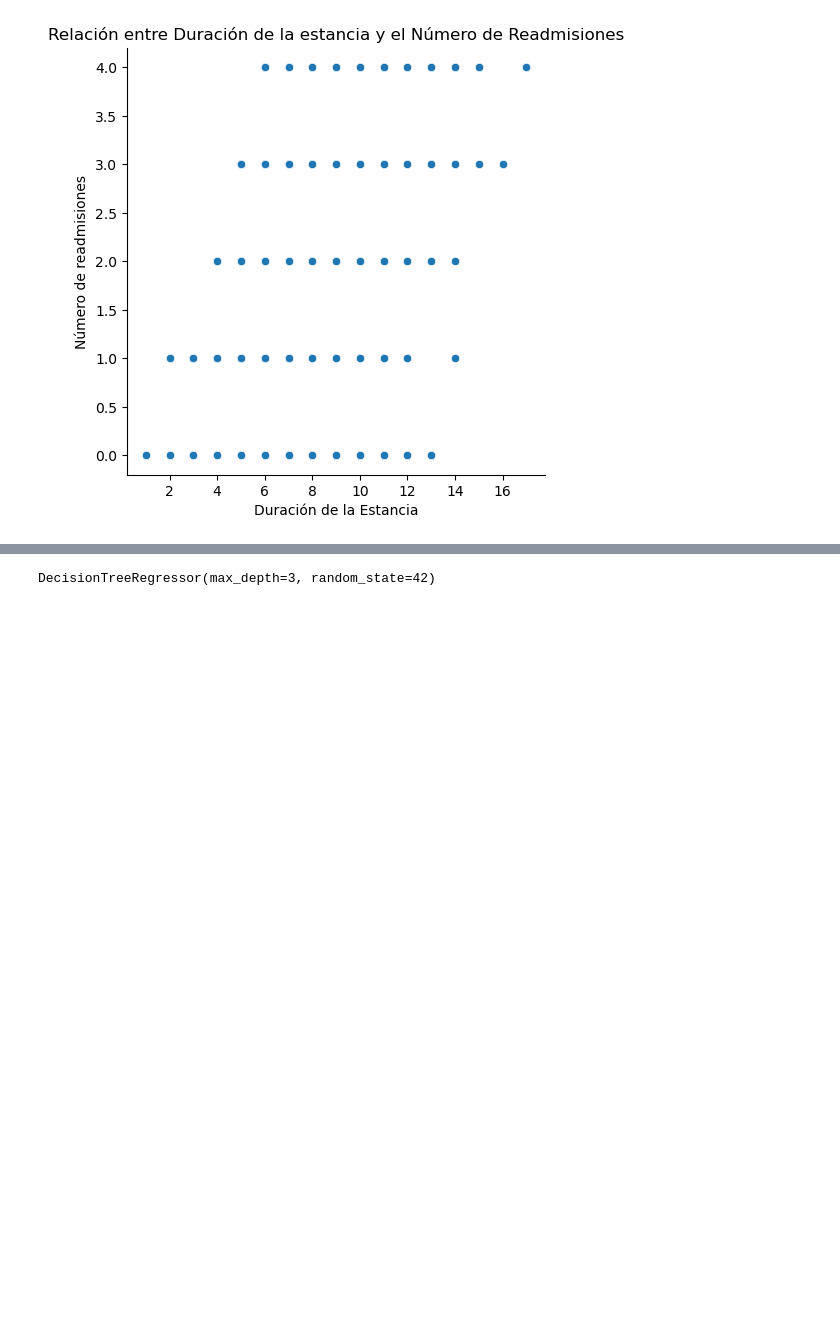
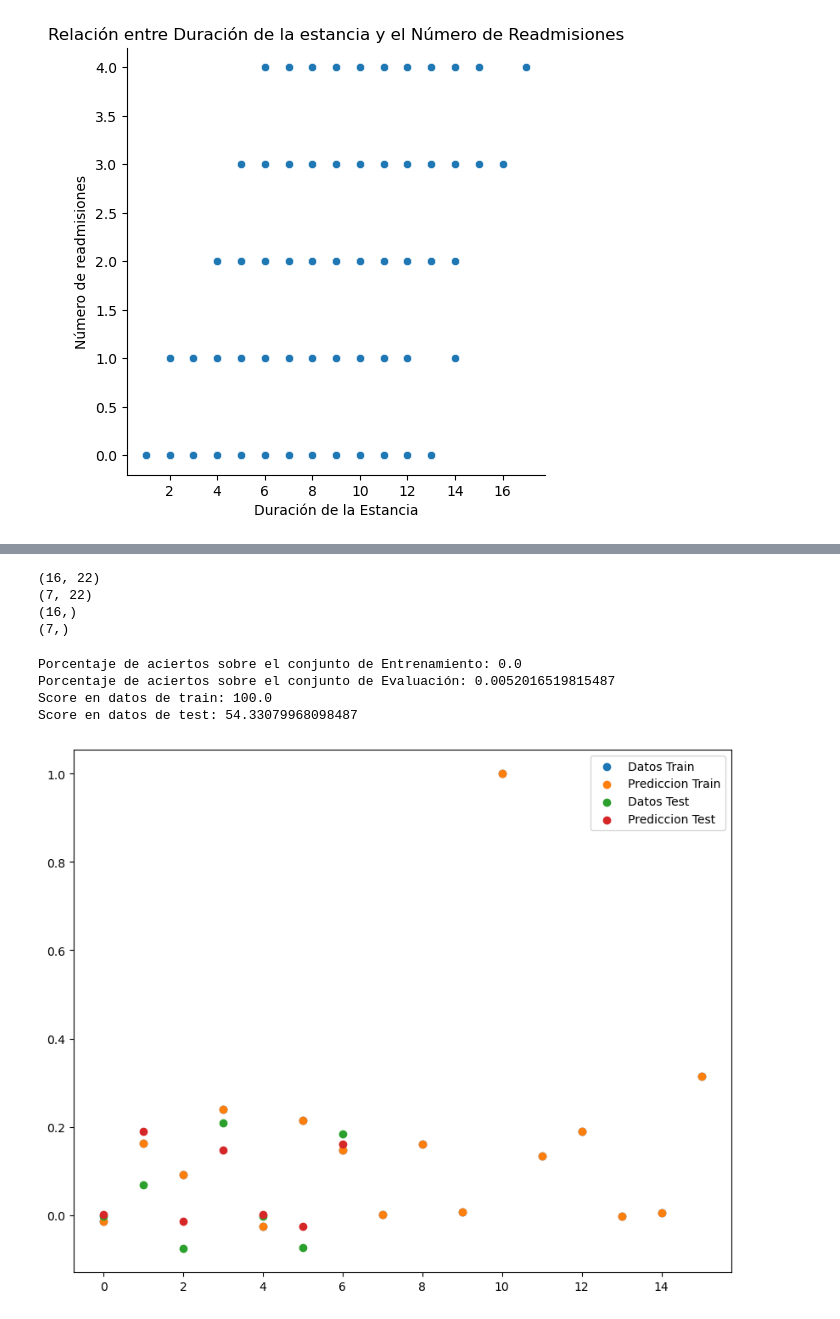
Before and after one commit to Marcelo-A-Martinez/Proyecto_ComplementarioI---Martinez-Marcelo-Adri-n, a Jupyter notebook: Proyecto_ComplementarioI- Martinez Marcelo Adrián.ipynb, the cells around one changed output, grey strips where cells are left out. Cells and saved outputs as stored; diff of their text form; code cells hidden in the pictures; blank space fills up the shorter version.

```diff
--- a/Proyecto_ComplementarioI- Martinez Marcelo Adrián.ipynb
+++ b/Proyecto_ComplementarioI- Martinez Marcelo Adrián.ipynb
@@ -583,18 +472,23 @@ from sklearn import metrics
 # %%
+X=ClinicaA.genero.values
+X=X.reshape(-1,1)
+y=ClinicaA.duracionEstancia.values
+y=y.reshape(-1,1)
+
+# DIVISIÓN ENTRE DATOS DE ENTRENAMIENTO Y TEST:
 X_train, X_test, y_train, y_test = train_test_split(
                                         ClinicaA.drop(columns = "duracionEstancia"),
                                         ClinicaA['duracionEstancia'],
+                                        test_size=0.30,
                                         random_state = 42
                                     )
-# Creación del modelo
-# ------------------------------------------------------------------------------
-modelo = DecisionTreeRegressor(
-            max_depth         = 3,
-            random_state      = 42
-          )
 
-# Entrenamiento del modelo
-# ------------------------------------------------------------------------------
-modelo.fit(X_train, y_train)
+print(X_train.shape)
+print(X_test.shape)
+print(y_train.shape)
+print(y_test.shape)
 # %% [output]
-DecisionTreeRegressor(max_depth=3, random_state=42)
+(16, 22)
+(7, 22)
+(16,)
+(7,)
@@ -600,0 +502,37 @@ DecisionTreeRegressor(max_depth=3, random_state=42)
+# %%
+
+# Predecimos sobre set de entrenamieto
+y_train_pred_tree = modelo.predict(X_train)
+
+# Predecimos sobre nuestro set de test
+y_test_pred_tree = modelo.predict(X_test)
+
+# Comaparamos con las etiquetas reales
+print('Porcentaje de aciertos sobre el conjunto de Entrenamiento:', mean_squared_error(y_train_pred,y_train))
+print('Porcentaje de aciertos sobre el conjunto de Evaluación:', mean_squared_error(y_test_pred,y_test))
+print('Score en datos de train:', modelo.score(X_train, y_train)*100)
+print('Score en datos de test:', modelo.score(X_test, y_test)*100)
+# %% [output]
+Porcentaje de aciertos sobre el conjunto de Entrenamiento: 0.0
+Porcentaje de aciertos sobre el conjunto de Evaluación: 0.0052016519815487
+Score en datos de train: 100.0
+Score en datos de test: 54.33079968098487
+# %%
+# PREPARACIÓN DATOS:
+X_train=np.arange(0,len(X_train),1)
+X_test=np.arange(0,len(X_test),1)
+
+
+# VISUALIZACIÓN
+plt.figure(figsize = (10,8))
+
+plt.scatter(X_train, y_train, label = 'Datos Train')
+plt.scatter(X_train, y_train_pred_tree, label = 'Prediccion Train')
+
+plt.scatter(X_test, y_test, label = 'Datos Test')
+plt.scatter(X_test, y_test_pred_tree, label = 'Prediccion Test')
+
+plt.legend()
+plt.show()
+# %% [output]
+[figure, added]
```
Also changed, not shown: parts of 56 cells of this notebook.
